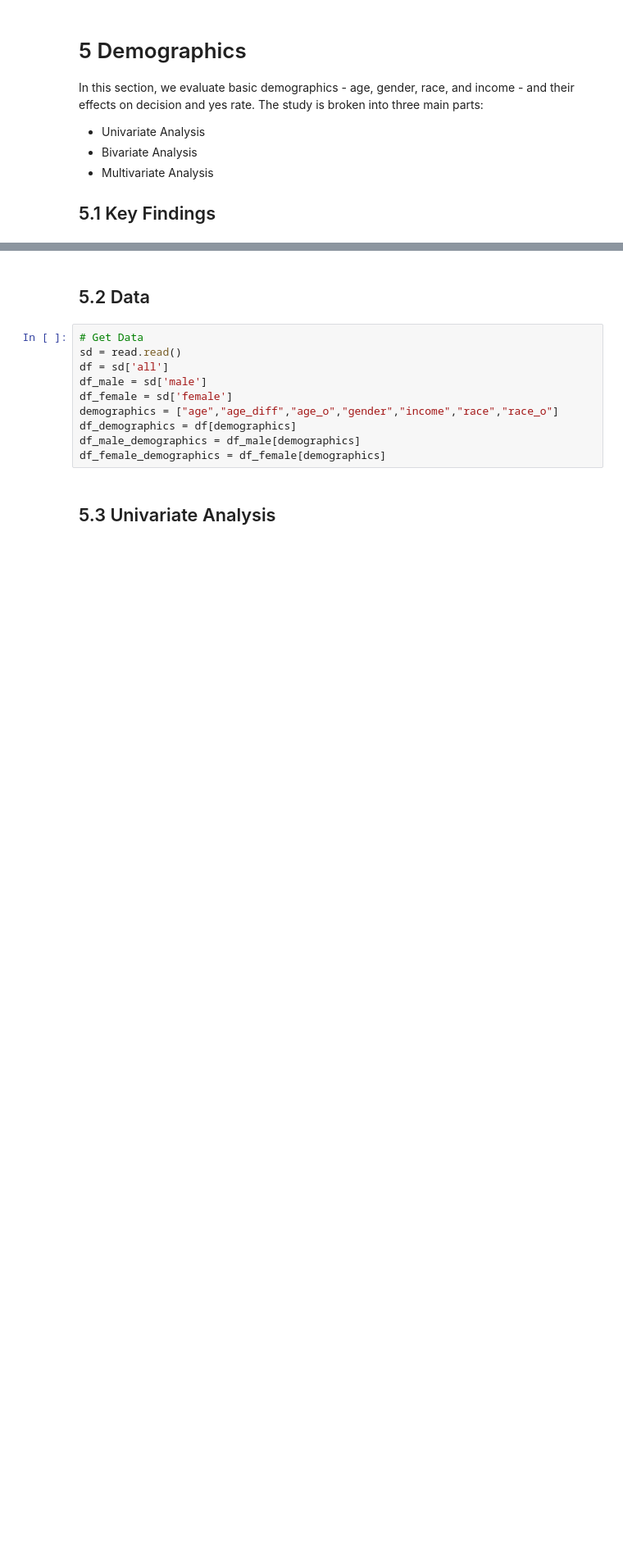
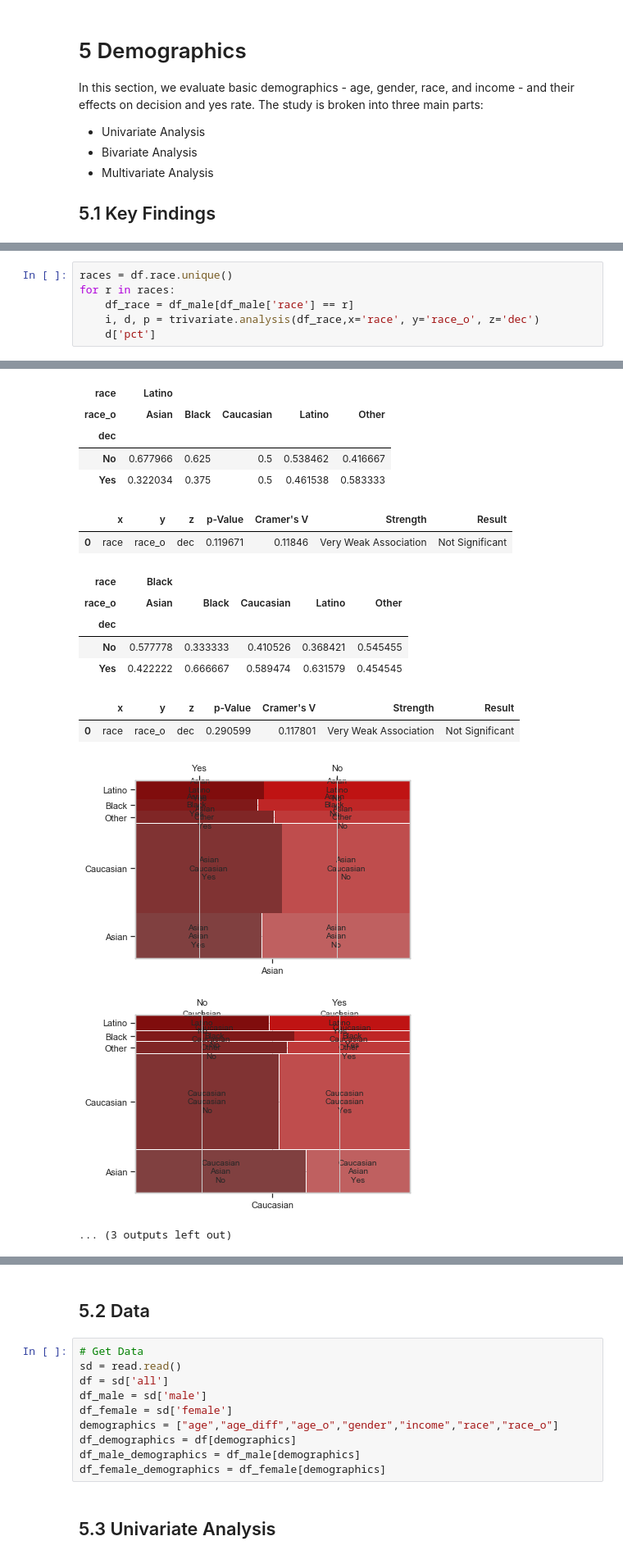
Before and after one commit to DecisionScients/Predictive-Dating, a Jupyter notebook: notebooks/5.0 Demographics.ipynb, the cells around one changed output, grey strips where cells are left out. Shown at 82% size. Cells and saved outputs as stored; diff of their text form; blank space fills up the shorter version.

```diff
--- a/notebooks/5.0 Demographics.ipynb
+++ b/notebooks/5.0 Demographics.ipynb
@@ -8,0 +11,7 @@ In this section, we evaluate basic demographics - age, gender, race, and income
+# %%
+races = df.race.unique()
+for r in races:
+    df_race = df_male[df_male['race'] == r]
+    i, d, p = trivariate.analysis(df_race,x='race', y='race_o', z='dec')
+    d['pct']
+# %% [output]
@@ -8,0 +39,17 @@ In this section, we evaluate basic demographics - age, gender, race, and income
+| race | Latino |  |  |  |  |
+| race_o | Asian | Black | Caucasian | Latino | Other |
+| dec |  |  |  |  |  |
+| No | 0.677966 | 0.625 | 0.5 | 0.538462 | 0.416667 |
+| Yes | 0.322034 | 0.375 | 0.5 | 0.461538 | 0.583333 |
+|  | x | y | z | p-Value | Cramer's V | Strength | Result |
+| 0 | race | race_o | dec | 0.119671 | 0.11846 | Very Weak Association | Not Significant |
+| race | Black |  |  |  |  |
+| race_o | Asian | Black | Caucasian | Latino | Other |
+| dec |  |  |  |  |  |
+| No | 0.577778 | 0.333333 | 0.410526 | 0.368421 | 0.545455 |
+| Yes | 0.422222 | 0.666667 | 0.589474 | 0.631579 | 0.454545 |
+|  | x | y | z | p-Value | Cramer's V | Strength | Result |
+| 0 | race | race_o | dec | 0.290599 | 0.117801 | Very Weak Association | Not Significant |
+[figure, added]
+[figure, added]
+... (3 outputs left out)
```
Also changed, not shown: parts of 64 cells of this notebook, 12 other files.
